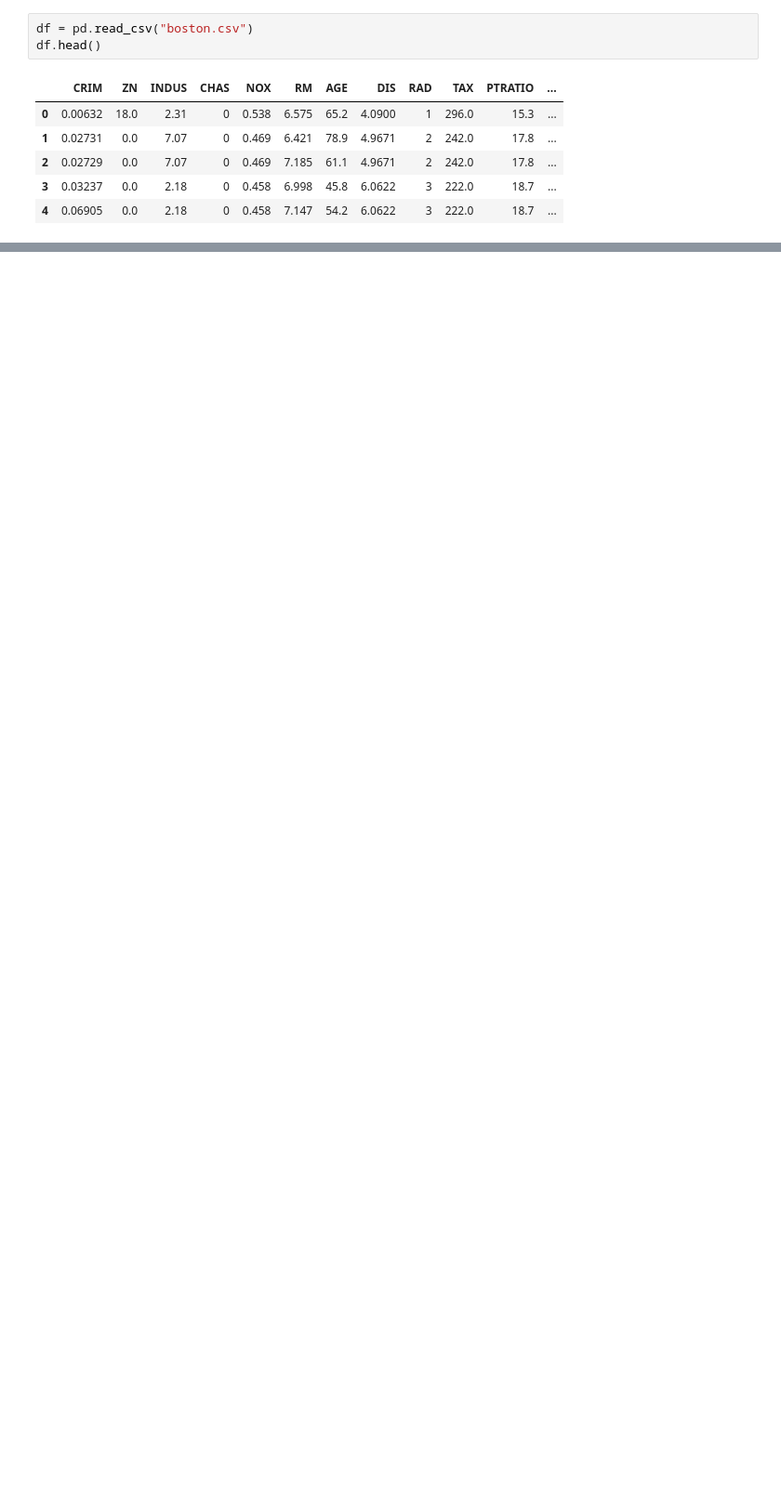
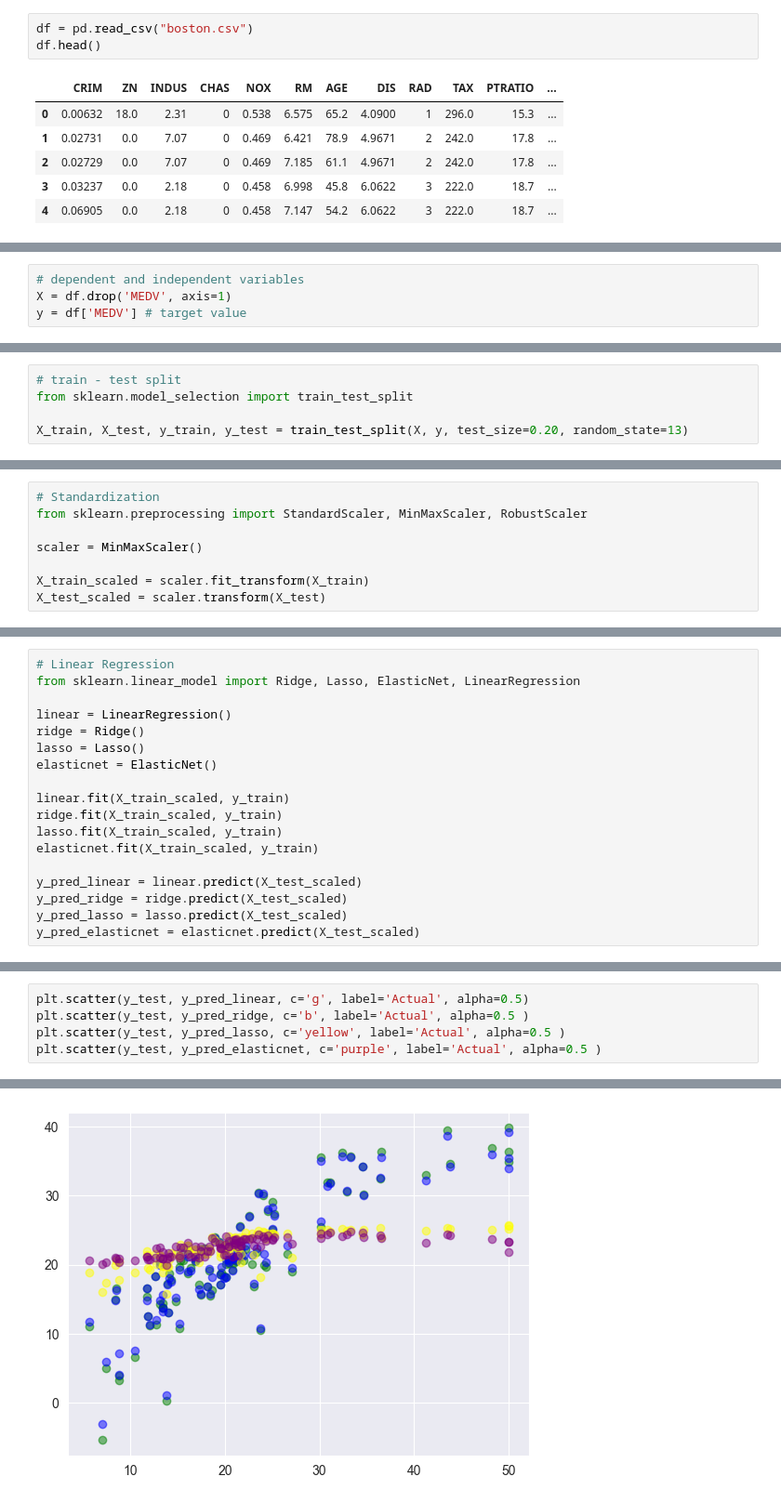
Before and after one commit to Ahmet-Ruchan/ML-Core, a Jupyter notebook: Core/Machine Learning/Linear Regression Exercise/Linear_Regression.ipynb, the cells around one changed output, grey strips where cells are left out. Shown at 93% size. Cells and saved outputs as stored; diff of their text form; blank space fills up the shorter version.

```diff
--- a/Core/Machine Learning/Linear Regression Exercise/Linear_Regression.ipynb
+++ b/Core/Machine Learning/Linear Regression Exercise/Linear_Regression.ipynb
@@ -20,0 +115,4 @@ df.head()
+# %%
+# dependent and independent variables
+X = df.drop('MEDV', axis=1)
+y = df['MEDV'] # target value
@@ -20,0 +150,5 @@ df.head()
+# %%
+# train - test split
+from sklearn.model_selection import train_test_split
+
+X_train, X_test, y_train, y_test = train_test_split(X, y, test_size=0.20, random_state=13)
@@ -20,0 +201,8 @@ df.head()
+# %%
+# Standardization
+from sklearn.preprocessing import StandardScaler, MinMaxScaler, RobustScaler
+
+scaler = MinMaxScaler()
+
+X_train_scaled = scaler.fit_transform(X_train)
+X_test_scaled = scaler.transform(X_test)
@@ -20,0 +241,18 @@ df.head()
+# %%
+# Linear Regression
+from sklearn.linear_model import Ridge, Lasso, ElasticNet, LinearRegression
+
+linear = LinearRegression()
+ridge = Ridge()
+lasso = Lasso()
+elasticnet = ElasticNet()
+
+linear.fit(X_train_scaled, y_train)
+ridge.fit(X_train_scaled, y_train)
+lasso.fit(X_train_scaled, y_train)
+elasticnet.fit(X_train_scaled, y_train)
+
+y_pred_linear = linear.predict(X_test_scaled)
+y_pred_ridge = ridge.predict(X_test_scaled)
+y_pred_lasso = lasso.predict(X_test_scaled)
+y_pred_elasticnet = elasticnet.predict(X_test_scaled)
@@ -20,0 +327,6 @@ df.head()
+# %%
+plt.scatter(y_test, y_pred_linear, c='g', label='Actual', alpha=0.5)
+plt.scatter(y_test, y_pred_ridge, c='b', label='Actual', alpha=0.5 )
+plt.scatter(y_test, y_pred_lasso, c='yellow', label='Actual', alpha=0.5 )
+plt.scatter(y_test, y_pred_elasticnet, c='purple', label='Actual', alpha=0.5 )
+# %% [output]
@@ -20,0 +334 @@ df.head()
+[figure, added]
```
Also changed, not shown: parts of 32 cells of this notebook.
